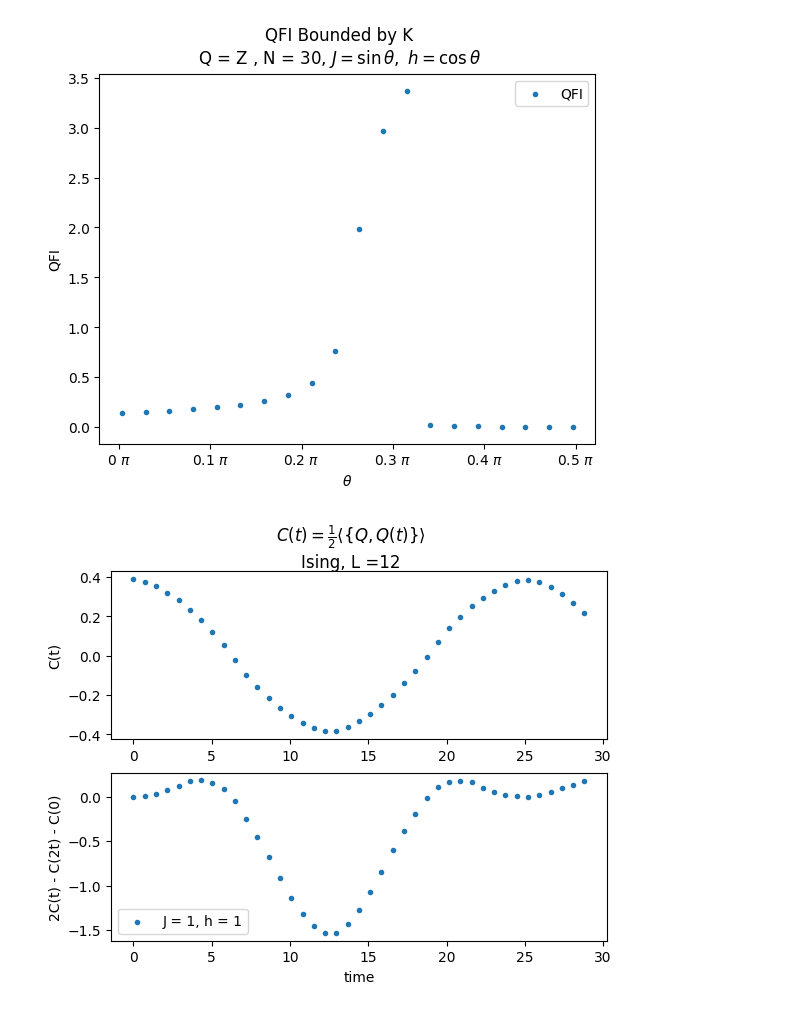
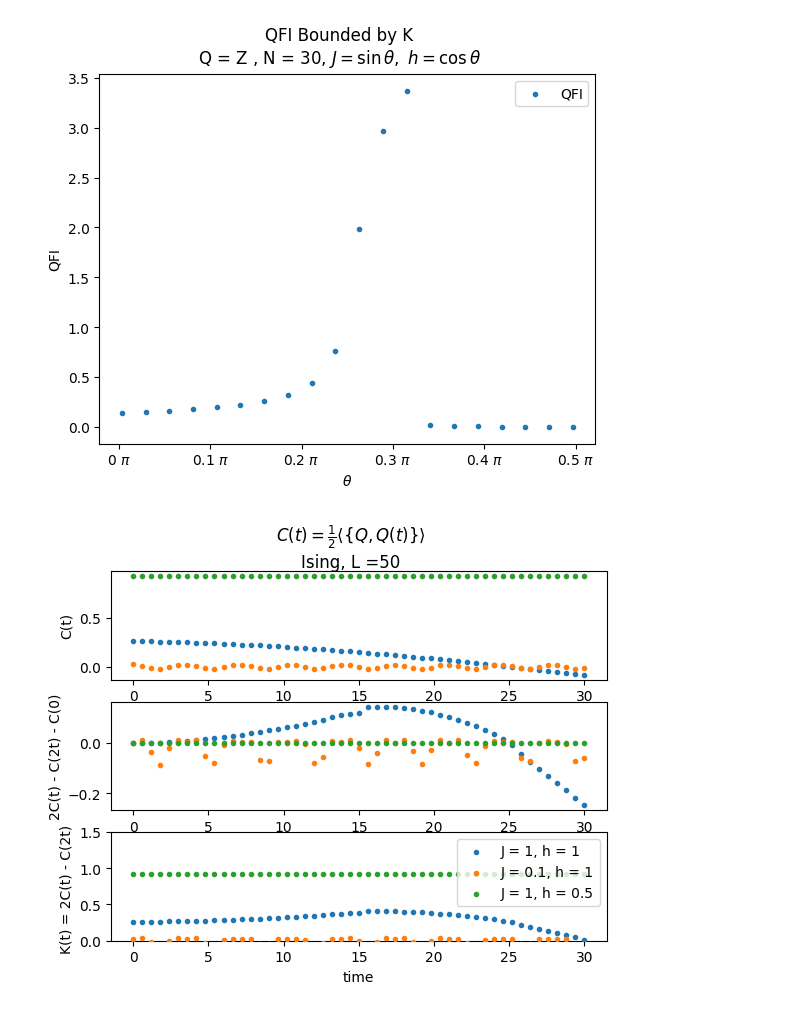
Before and after one commit to IanROsborne/Quantum_Metrology_Fisher_LG, a Jupyter notebook: TFIM/TFI_DMRG_TeNPy.ipynb, the cells around one changed output. Drawn from its saved outputs; the diff is of its cells as text; code cells hidden in the pictures.

```diff
--- a/TFIM/TFI_DMRG_TeNPy.ipynb
+++ b/TFIM/TFI_DMRG_TeNPy.ipynb
@@ -158,7 +171,7 @@ def calculate_LG_correlator(op, model_params,   dmrg_tebd_params ):
 # %%
 model_params = {
-    'J': .1 , 'g': .1,  # critical
-    'L': 6,
+    'J': 1 , 'g': 1.1,  # critical
+    'L': 4,
     'bc_MPS': 'finite',
     'model_type' : "Ising",
     'conserve' : None
@@ -176,8 +189,9 @@ extra_params = {
     'N_times' : 4,  #Only even N_times are used for K,
     'dt': 0.02,'N_steps': 2,
     'order': 2,
-    'start_time' : 0
+    'start_time' : 0  ,
+    't_max' : 30  #only an option for calculating the bound
 }
 
-print(calculate_LG_correlator('Sigmax', model_params,  dmrg_tebd_params = extra_params))
+print(calculate_LG_bound('Sigmax', model_params,  dmrg_tebd_params = extra_params))
 # %% [output]
@@ -192,7 +206,7 @@ dmrg_params = {
         'mixer': True,  # setting this to True helps to escape local minima
         'max_E_err': 1.e-10,
         'trunc_params': {
-            'chi_max': 20,
+            'chi_max': chi_max,
             'svd_min': 1.e-10,
         },
         'combine': True
@@ -240,52 +254,54 @@ plt.show()
 # %%
 fig.savefig("C:\\Users\\ianro\\Documents\\Research\\Quantum_Metrology_AKLT\\Plots\\TFIM_L50_Ztot_QFI_Bound.png")
 # %%
-L = 12
-chi_max = 20
+L = 50
+chi_max = 30
 op = 'Sigmax'
-num_points = 40
+num_points = 50
 t_end = 30
 dt = 0.02
-Jg_lst = [[1,1]]#,[.1,1],[1,.1]]
+Jg_lst = [[1,1],[.1,1],[1,.5]]
 
-fig, ax = plt.subplots(2)
+fig, ax = plt.subplots(3)
 
 for J, g in Jg_lst:
 
     model_params = {
-        'J': J , 'g': g,  # critical
+        'J': J , 'g': g,
         'L': L,
         'bc_MPS': 'finite',
         'model_type' : "Ising",
         'conserve' : None    }
 
     extra_params = {
     'mixer': None,  # setting this to True helps to escape local minima
     'max_E_err': 1.e-10,
     'trunc_params': {
         'chi_max': chi_max,
         'svd_min': 1.e-10,
     },
     'verbose': False,
     'combine': True,
     'N_times' : num_points,
     'dt': dt,'N_steps': 2*int( t_end//(2*dt * num_points)),
     'order': 2, 'start_time' : 0}
 
     times, Ct = calculate_QtQ('Sigmax', model_params,  dmrg_tebd_params = extra_params)
     ax[0].scatter(times, Ct, marker = '.', label = "J = " + str(J) + ", h = " + str(g), zorder = 3)
-    times, LG_correl = calculate_LG_correlator('Sigmax', model_params,  dmrg_tebd_params = extra_params)
+    times, LG_correl, Kt = calculate_LG_correlator('Sigmax', model_params,  dmrg_tebd_params = extra_params)
     ax[1].scatter(times, LG_correl, marker = '.', label = "J = " + str(J) + ", h = " + str(g), zorder = 3)
+    ax[2].scatter(times, Kt, marker = '.', label = "J = " + str(J) + ", h = " + str(g), zorder = 3)
 
 
 fig.suptitle("$C(t) = \\frac{1}{2}\\langle \\{Q, Q(t) \\}\\rangle$\nIsing, L =" + str(L))
-ax[1].xaxis.set_major_formatter(tck.FormatStrFormatter("%g"))
+ax[2].xaxis.set_major_formatter(tck.FormatStrFormatter("%g"))
 plt.xlabel("time")
 ax[0].set(ylabel = "C(t)")
 ax[1].set(ylabel = "2C(t) - C(2t) - C(0)")
-#plt.ylim((0.9,1.6))
+ax[2].set(ylabel = "K(t) = 2C(t) - C(2t) ")
+ax[2].set_ylim([0,1.5])
 plt.legend()
 
 plt.show()
 # %% [output]
-[figure, old version]
+[figure, new version]
```
Also changed, not shown: parts of 4 cells of this notebook.
